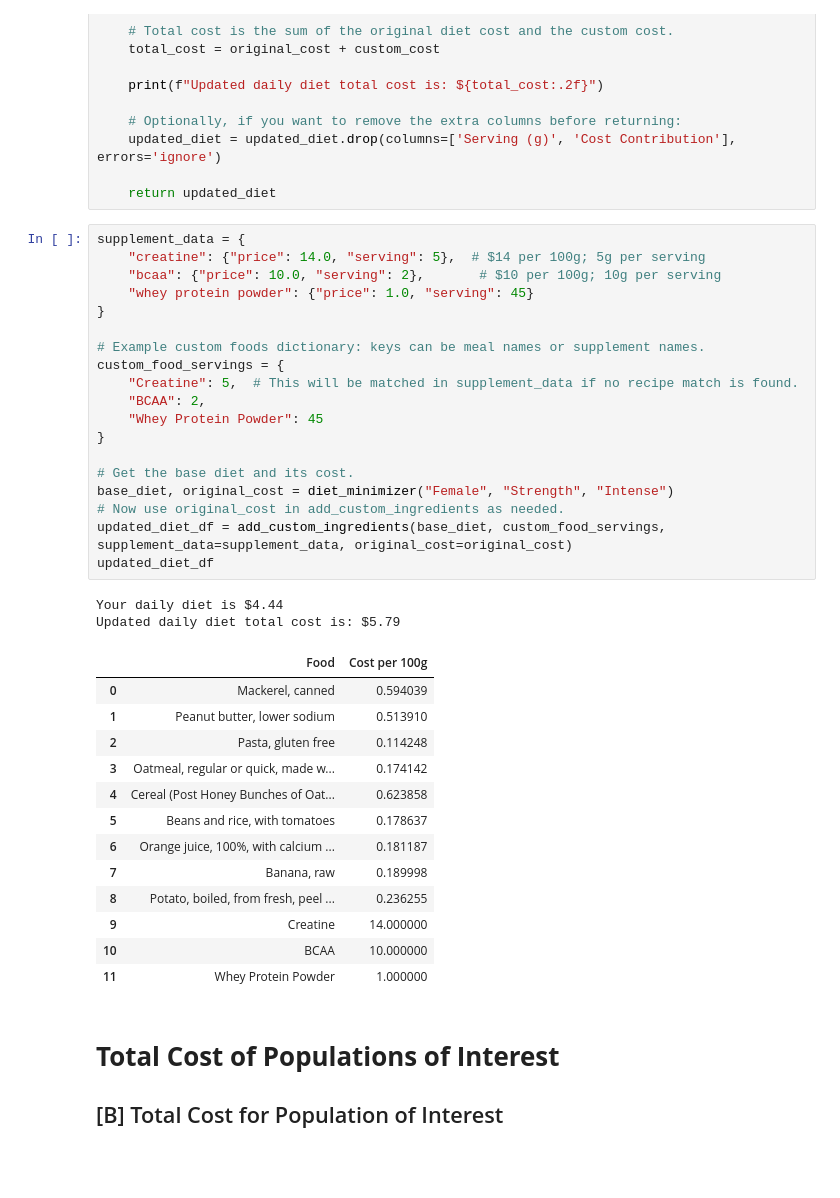
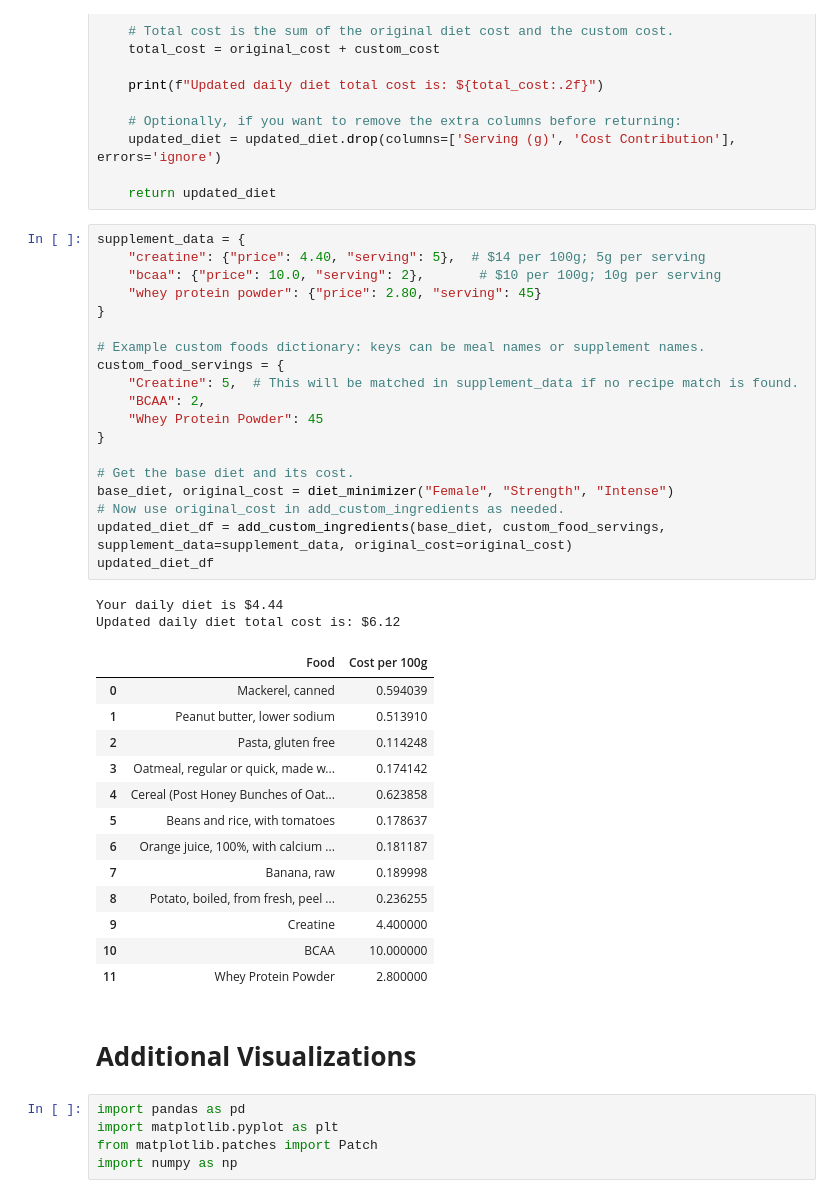
Before and after one commit to colby-alonzo/EEP153_Proj2, a Jupyter notebook: Official_Team_Code.ipynb, the cells around one changed output. Drawn from its saved outputs; the diff is of its cells as text; blank space fills up the shorter version.

```diff
--- a/Official_Team_Code.ipynb
+++ b/Official_Team_Code.ipynb
@@ -756,40 +822,44 @@ def add_custom_ingredients(diet_df, custom_food_servings, supplement_data=None,
     return updated_diet
 # %%
 supplement_data = {
-    "creatine": {"price": 14.0, "serving": 5},  # $14 per 100g; 5g per serving
+    "creatine": {"price": 4.40, "serving": 5},  # $14 per 100g; 5g per serving
     "bcaa": {"price": 10.0, "serving": 2},       # $10 per 100g; 10g per serving
-    "whey protein powder": {"price": 1.0, "serving": 45}
+    "whey protein powder": {"price": 2.80, "serving": 45}
 }
 
 # Example custom foods dictionary: keys can be meal names or supplement names.
 custom_food_servings = {
     "Creatine": 5,  # This will be matched in supplement_data if no recipe match is found.
     "BCAA": 2,
     "Whey Protein Powder": 45
 }
 
 # Get the base diet and its cost.
 base_diet, original_cost = diet_minimizer("Female", "Strength", "Intense")
 # Now use original_cost in add_custom_ingredients as needed.
 updated_diet_df = add_custom_ingredients(base_diet, custom_food_servings, supplement_data=supplement_data, original_cost=original_cost)
 updated_diet_df
 # %% [output]
 Your daily diet is $4.44
-Updated daily diet total cost is: $5.79
+Updated daily diet total cost is: $6.12
 |  | Food | Cost per 100g |
 | 0 | Mackerel, canned | 0.594039 |
 | 1 | Peanut butter, lower sodium | 0.513910 |
 | 2 | Pasta, gluten free | 0.114248 |
 | 3 | Oatmeal, regular or quick, made w... | 0.174142 |
 | 4 | Cereal (Post Honey Bunches of Oat... | 0.623858 |
 | 5 | Beans and rice, with tomatoes | 0.178637 |
 | 6 | Orange juice, 100%, with calcium ... | 0.181187 |
 | 7 | Banana, raw | 0.189998 |
 | 8 | Potato, boiled, from fresh, peel ... | 0.236255 |
-| 9 | Creatine | 14.000000 |
+| 9 | Creatine | 4.400000 |
 | 10 | BCAA | 10.000000 |
-| 11 | Whey Protein Powder | 1.000000 |
+| 11 | Whey Protein Powder | 2.800000 |
 # %% [markdown]
-# **Total Cost of Populations of Interest**
-## [B] Total Cost for Population of Interest
+# **Additional Visualizations**
+# %%
+import pandas as pd
+import matplotlib.pyplot as plt
+from matplotlib.patches import Patch
+import numpy as np
 # %% [markdown]
```
Also changed, not shown: parts of 20 cells of this notebook, 4 other files.
